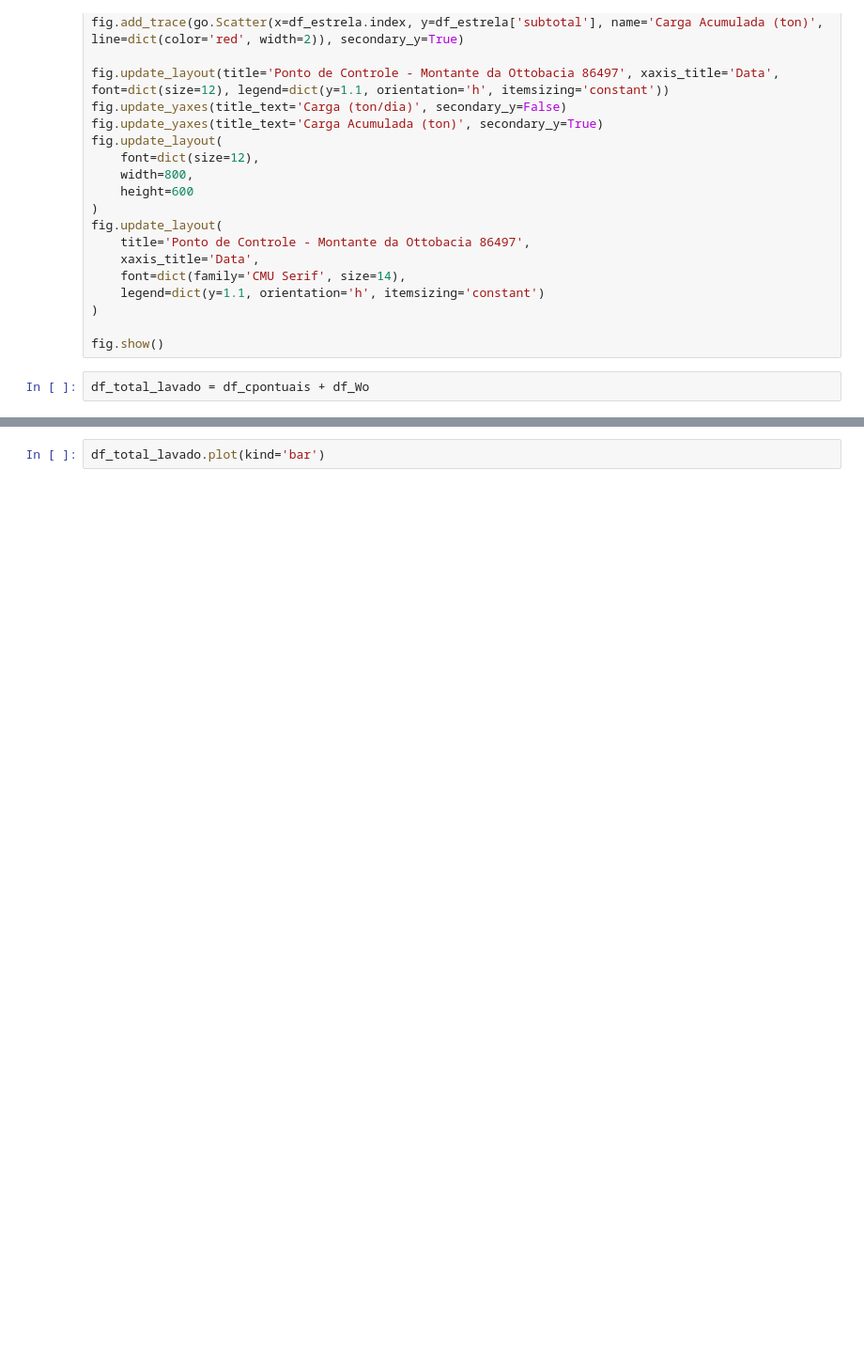
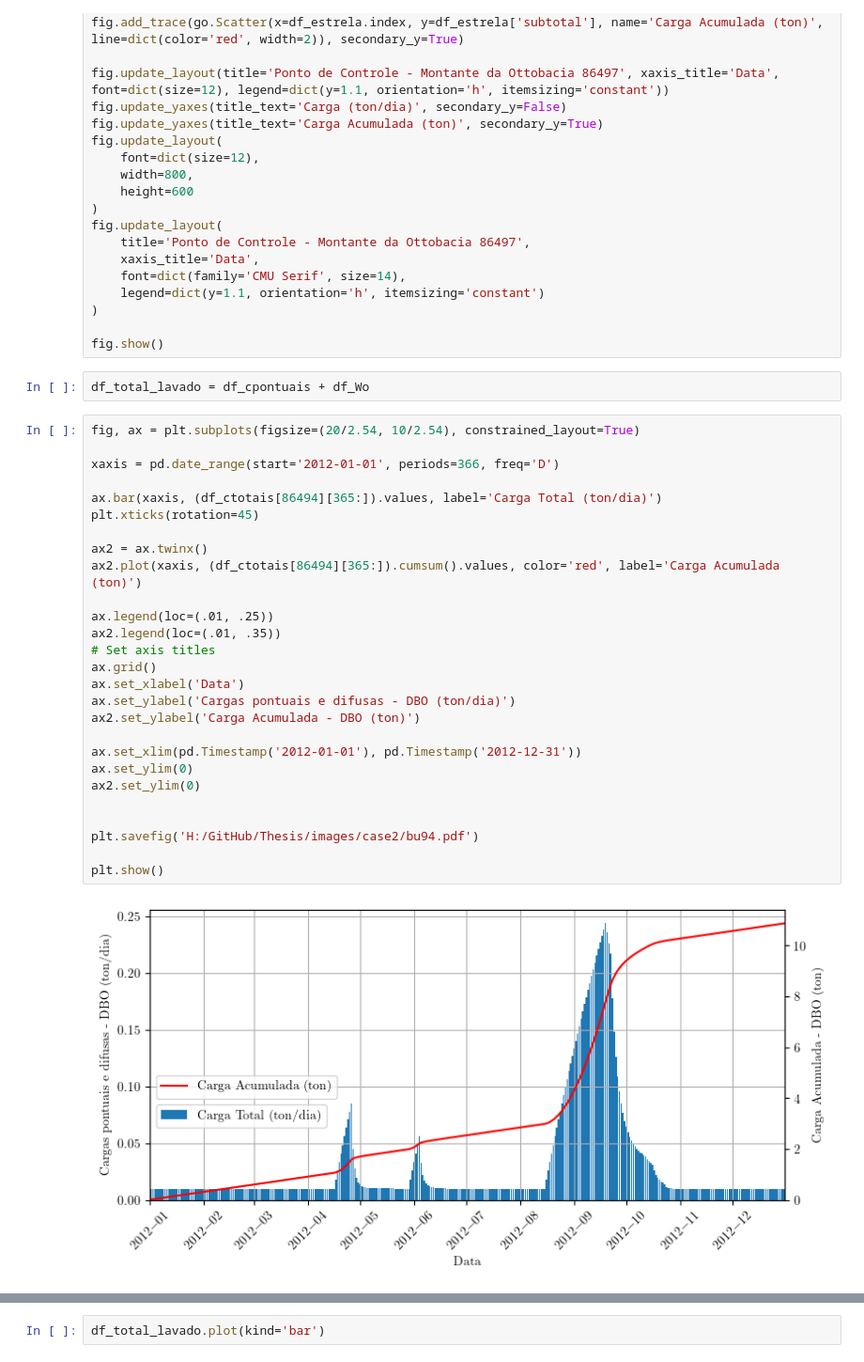
Before and after one commit to dariohhossoda/MOGESTpy, a Jupyter notebook: Applications/quality.ipynb, the cells around one changed output, grey strips where cells are left out. Shown at 94% size. Drawn from its saved outputs; the diff is of its cells as text; blank space fills up the shorter version.

```diff
--- a/Applications/quality.ipynb
+++ b/Applications/quality.ipynb
@@ -178,3 +178,32 @@ fig.update_layout(
 fig.show()
 # %%
 df_total_lavado = df_cpontuais + df_Wo
+# %%
+fig, ax = plt.subplots(figsize=(20/2.54, 10/2.54), constrained_layout=True)
+
+xaxis = pd.date_range(start='2012-01-01', periods=366, freq='D')
+
+ax.bar(xaxis, (df_ctotais[86494][365:]).values, label='Carga Total (ton/dia)')
+plt.xticks(rotation=45)
+
+ax2 = ax.twinx()
+ax2.plot(xaxis, (df_ctotais[86494][365:]).cumsum().values, color='red', label='Carga Acumulada (ton)')
+
+ax.legend(loc=(.01, .25))
+ax2.legend(loc=(.01, .35))
+# Set axis titles
+ax.grid()
+ax.set_xlabel('Data')
+ax.set_ylabel('Cargas pontuais e difusas - DBO (ton/dia)')
+ax2.set_ylabel('Carga Acumulada - DBO (ton)')
+
+ax.set_xlim(pd.Timestamp('2012-01-01'), pd.Timestamp('2012-12-31'))
+ax.set_ylim(0)
+ax2.set_ylim(0)
+
+
+plt.savefig('H:/GitHub/Thesis/images/case2/bu94.pdf')
+
+plt.show()
+# %% [output]
+[figure, added]
```
Also changed, not shown: parts of 16 cells of this notebook, 16 other files.
